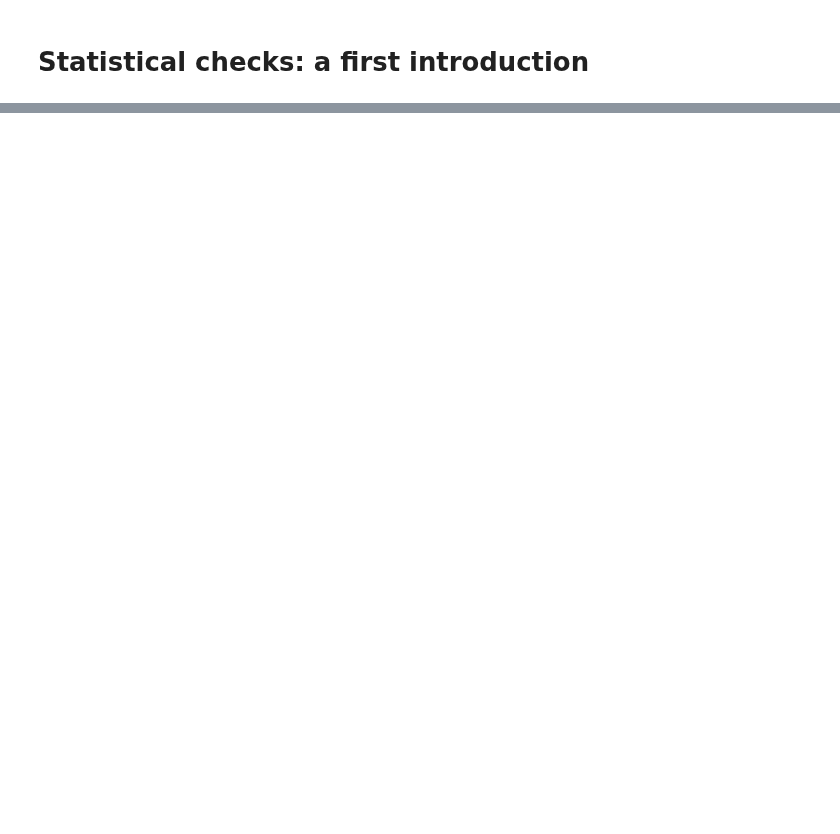
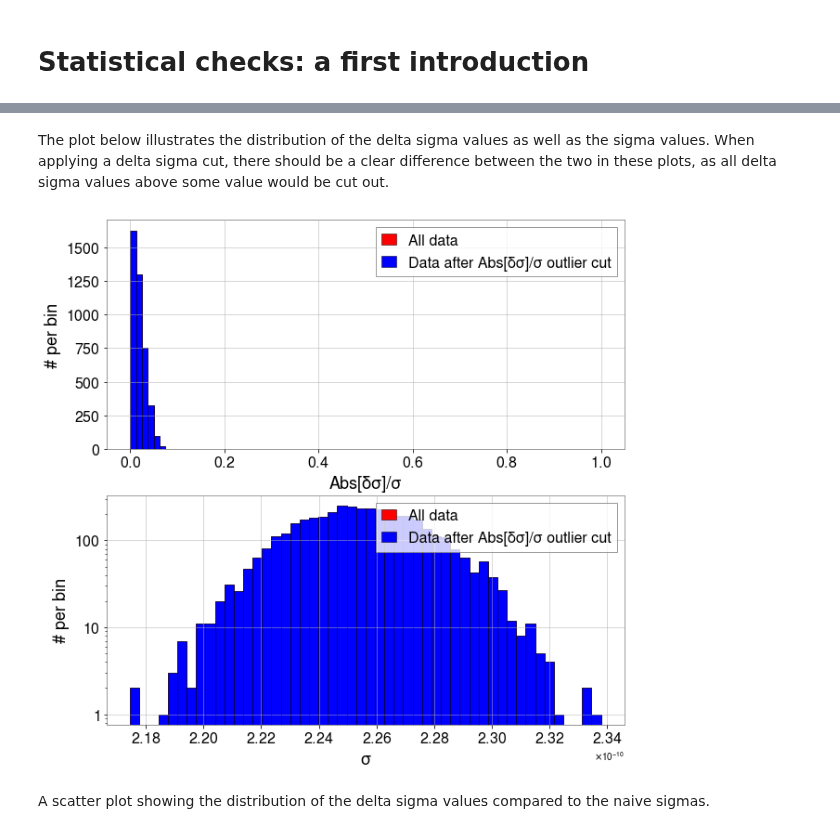
Before and after one commit to a-renzini/pygwb, a Jupyter notebook: tutorials/run_statistical_checks.ipynb, the cells around one changed output, grey strips where cells are left out. Cells and saved outputs as stored; diff of their text form; code cells hidden in the pictures; blank space fills up the shorter version.

```diff
--- a/tutorials/run_statistical_checks.ipynb
+++ b/tutorials/run_statistical_checks.ipynb
@@ -485,0 +202,8 @@ stat_checks_pygwb_test.generate_all_plots()
+# %% [markdown]
+The plot below illustrates the distribution of the delta sigma values as well as the sigma values. When applying a delta sigma cut, there should be a clear difference between the two in these plots, as all delta sigma values above some value would be cut out.
+# %%
+stat_checks_pygwb_MDC.plot_hist_sigma_dsc()
+# %% [output]
+[figure, added]
+# %% [markdown]
+A scatter plot showing the distribution of the delta sigma values compared to the naive sigmas.
```
Also changed, not shown: parts of 172 cells of this notebook, 2 other files.
